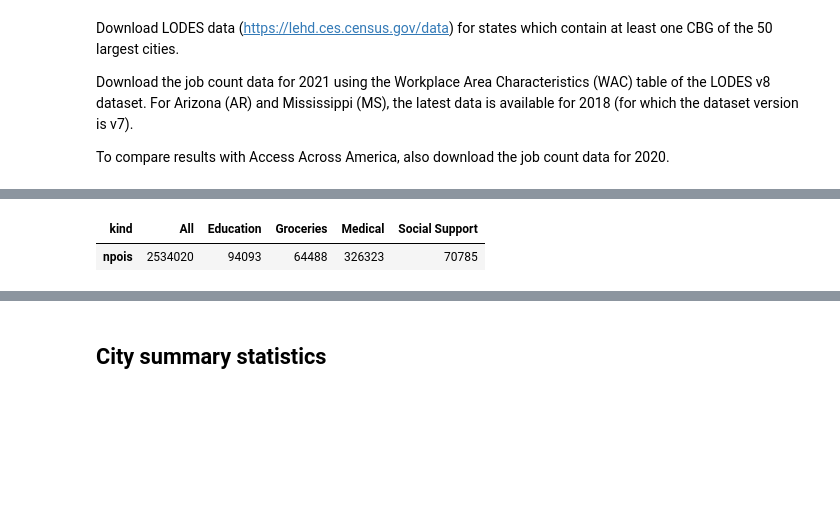
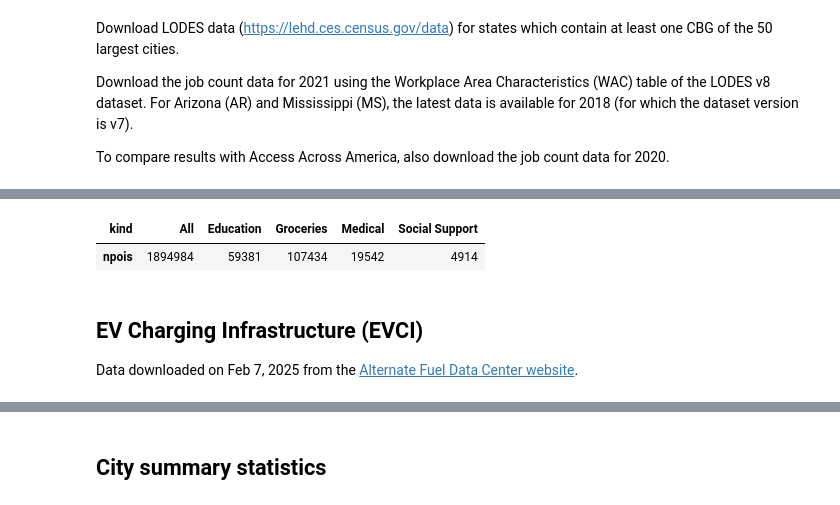
Before and after one commit to rvanxer/spatial_access_america, a Jupyter notebook: 2_Opportunities.ipynb, the cells around one changed output, grey strips where cells are left out. Drawn from its saved outputs; the diff is of its cells as text; code cells hidden in the pictures; blank space fills up the shorter version.

```diff
--- a/2_Opportunities.ipynb
+++ b/2_Opportunities.ipynb
@@ -143,0 +166,8 @@ disp(pois := pd.read_parquet('data/opport/pois.parquet'));
+# %%
+# osm_pois = []
+# for city in (pbar := tqdm(sorted(set(zones.city)))):
+#     pbar.set_description(city)
+#     osm_pois.append(get_pois_by_zone(city))
+# osm_pois = pd.concat(osm_pois).astype(D(geoid=CAT)).reset_index(drop=1)
+# disp(osm_pois).to_parquet('data/opport/pois_osm.parquet') # 1h2m
+osm_pois = disp(pd.read_parquet('data/opport/pois_osm.parquet'))
@@ -144,5 +179,5 @@ disp(pois := pd.read_parquet('data/opport/pois.parquet'));
 # %%
-filt(pois, level='BG').groupby('kind', observed=0).npois.sum().to_frame().T
+filt(osm_pois, level='BG').groupby('kind', observed=1).npois.sum().to_frame().T
 # %% [output]
 | kind | All | Education | Groceries | Medical | Social Support |
-| npois | 2534020 | 94093 | 64488 | 326323 | 70785 |
+| npois | 1894984 | 59381 | 107434 | 19542 | 4914 |
@@ -148,0 +189,3 @@ filt(pois, level='BG').groupby('kind', observed=0).npois.sum().to_frame().T
+# %% [markdown]
+## EV Charging Infrastructure (EVCI)
+Data downloaded on Feb 7, 2025 from the [Alternate Fuel Data Center website](https://afdc.energy.gov/fuels/electricity-locations#/analyze?country=US).
```
Also changed, not shown: parts of 26 cells of this notebook, 1 other file.
